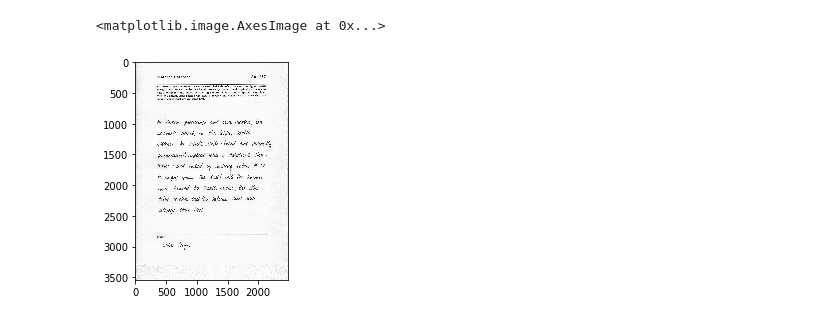
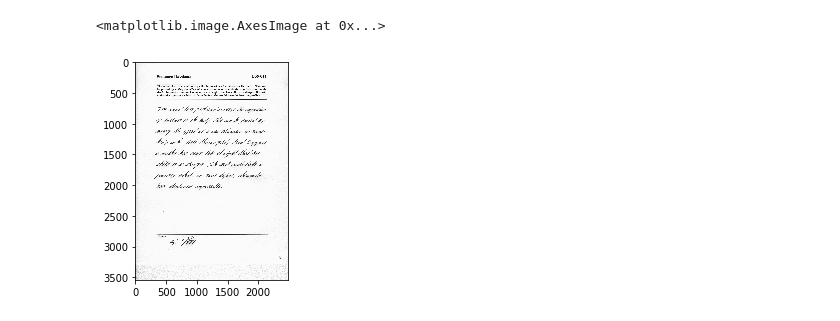
Before and after one commit to Gellesh/Writer-Identification-System, a Jupyter notebook: framing_and_line_seg.ipynb, the cells around one changed output. Saved outputs shown, nothing was run; the diff lists cells and outputs as text; code cells hidden in the pictures.

```diff
--- a/framing_and_line_seg.ipynb
+++ b/framing_and_line_seg.ipynb
@@ -82,10 +88,10 @@ def preprocessing(gray_img):
 
     return lines
 # %%
-img = cv.imread('writers/017/a01-087.png')
+img = cv.imread('writers/208/d06-041.png')
 gray_img = cv.cvtColor(img, cv.COLOR_BGR2GRAY)
 plt.imshow(img)
 # %% [output]
 <matplotlib.image.AxesImage at 0x...>
-[figure, old version]
+[figure, new version]
 # %%
```
Also changed, not shown: parts of 3 cells of this notebook.
